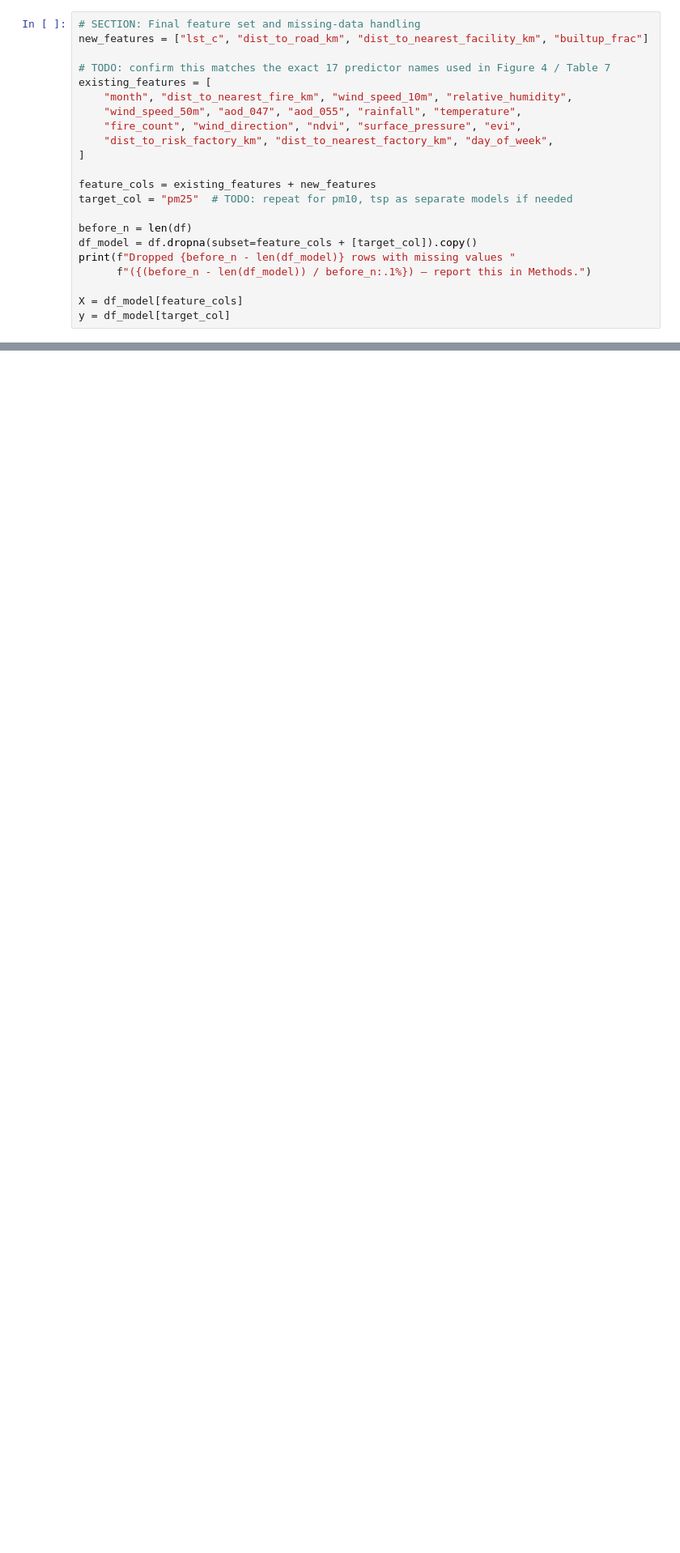
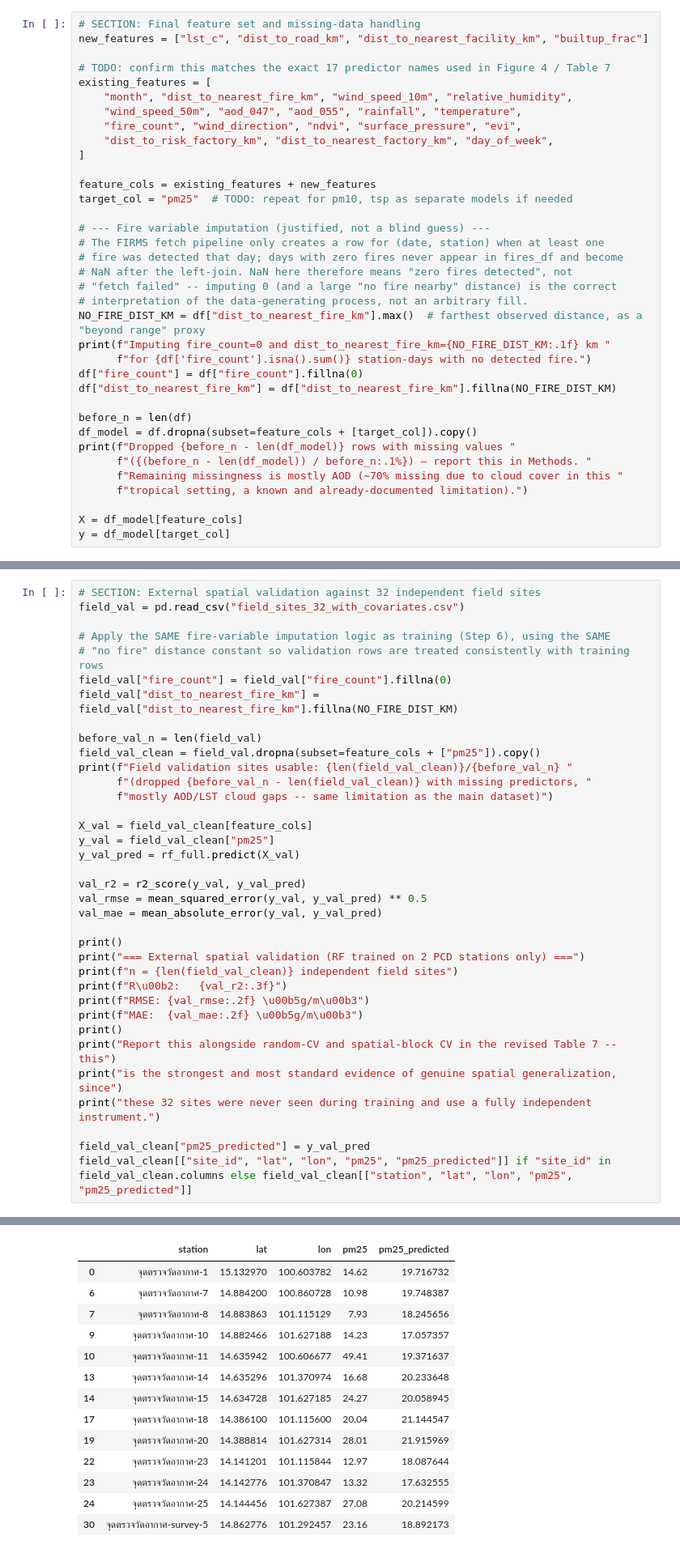
Before and after one commit to songwutsa/ColabProjects-Backup, a Jupyter notebook: Paper2/notebooks/Paper2_RF_v2_Additional_Covariates.ipynb, the cells around one changed output, grey strips where cells are left out. Shown at 81% size. Cells and saved outputs as stored; diff of their text form; blank space fills up the shorter version.

```diff
--- a/Paper2/notebooks/Paper2_RF_v2_Additional_Covariates.ipynb
+++ b/Paper2/notebooks/Paper2_RF_v2_Additional_Covariates.ipynb
@@ -244,10 +342,24 @@ existing_features = [
 feature_cols = existing_features + new_features
 target_col = "pm25"  # TODO: repeat for pm10, tsp as separate models if needed
 
+# --- Fire variable imputation (justified, not a blind guess) ---
+# The FIRMS fetch pipeline only creates a row for (date, station) when at least one
+# fire was detected that day; days with zero fires never appear in fires_df and become
+# NaN after the left-join. NaN here therefore means "zero fires detected", not
+# "fetch failed" -- imputing 0 (and a large "no fire nearby" distance) is the correct
+# interpretation of the data-generating process, not an arbitrary fill.
+NO_FIRE_DIST_KM = df["dist_to_nearest_fire_km"].max()  # farthest observed distance, as a "beyond range" proxy
+print(f"Imputing fire_count=0 and dist_to_nearest_fire_km={NO_FIRE_DIST_KM:.1f} km "
+      f"for {df['fire_count'].isna().sum()} station-days with no detected fire.")
+df["fire_count"] = df["fire_count"].fillna(0)
+df["dist_to_nearest_fire_km"] = df["dist_to_nearest_fire_km"].fillna(NO_FIRE_DIST_KM)
+
 before_n = len(df)
 df_model = df.dropna(subset=feature_cols + [target_col]).copy()
 print(f"Dropped {before_n - len(df_model)} rows with missing values "
-      f"({(before_n - len(df_model)) / before_n:.1%}) — report this in Methods.")
+      f"({(before_n - len(df_model)) / before_n:.1%}) — report this in Methods. "
+      f"Remaining missingness is mostly AOD (~70% missing due to cloud cover in this "
+      f"tropical setting, a known and already-documented limitation).")
 
 X = df_model[feature_cols]
 y = df_model[target_col]
@@ -330,0 +510,37 @@ print(importances.sort_values(ascending=False))
+# %%
+# SECTION: External spatial validation against 32 independent field sites
+field_val = pd.read_csv("field_sites_32_with_covariates.csv")
+
+# Apply the SAME fire-variable imputation logic as training (Step 6), using the SAME
+# "no fire" distance constant so validation rows are treated consistently with training rows
+field_val["fire_count"] = field_val["fire_count"].fillna(0)
+field_val["dist_to_nearest_fire_km"] = field_val["dist_to_nearest_fire_km"].fillna(NO_FIRE_DIST_KM)
+
+before_val_n = len(field_val)
+field_val_clean = field_val.dropna(subset=feature_cols + ["pm25"]).copy()
+print(f"Field validation sites usable: {len(field_val_clean)}/{before_val_n} "
+      f"(dropped {before_val_n - len(field_val_clean)} with missing predictors, "
+      f"mostly AOD/LST cloud gaps -- same limitation as the main dataset)")
+
+X_val = field_val_clean[feature_cols]
+y_val = field_val_clean["pm25"]
+y_val_pred = rf_full.predict(X_val)
+
+val_r2 = r2_score(y_val, y_val_pred)
+val_rmse = mean_squared_error(y_val, y_val_pred) ** 0.5
+val_mae = mean_absolute_error(y_val, y_val_pred)
+
+print()
+print("=== External spatial validation (RF trained on 2 PCD stations only) ===")
+print(f"n = {len(field_val_clean)} independent field sites")
+print(f"R\u00b2:   {val_r2:.3f}")
+print(f"RMSE: {val_rmse:.2f} \u00b5g/m\u00b3")
+print(f"MAE:  {val_mae:.2f} \u00b5g/m\u00b3")
+print()
+print("Report this alongside random-CV and spatial-block CV in the revised Table 7 -- this")
+print("is the strongest and most standard evidence of genuine spatial generalization, since")
+print("these 32 sites were never seen during training and use a fully independent instrument.")
+
+field_val_clean["pm25_predicted"] = y_val_pred
+field_val_clean[["site_id", "lat", "lon", "pm25", "pm25_predicted"]] if "site_id" in field_val_clean.columns else field_val_clean[["station", "lat", "lon", "pm25", "pm25_predicted"]]
+# %% [output]
@@ -331 +558,15 @@ print(importances.sort_values(ascending=False))
+|  | station | lat | lon | pm25 | pm25_predicted |
+| 0 | จุดตรวจวัดอากาศ-1 | 15.132970 | 100.603782 | 14.62 | 19.716732 |
+| 6 | จุดตรวจวัดอากาศ-7 | 14.884200 | 100.860728 | 10.98 | 19.748387 |
+| 7 | จุดตรวจวัดอากาศ-8 | 14.883863 | 101.115129 | 7.93 | 18.245656 |
+| 9 | จุดตรวจวัดอากาศ-10 | 14.882466 | 101.627188 | 14.23 | 17.057357 |
+| 10 | จุดตรวจวัดอากาศ-11 | 14.635942 | 100.606677 | 49.41 | 19.371637 |
+| 13 | จุดตรวจวัดอากาศ-14 | 14.635296 | 101.370974 | 16.68 | 20.233648 |
+| 14 | จุดตรวจวัดอากาศ-15 | 14.634728 | 101.627185 | 24.27 | 20.058945 |
+| 17 | จุดตรวจวัดอากาศ-18 | 14.386100 | 101.115600 | 20.04 | 21.144547 |
+| 19 | จุดตรวจวัดอากาศ-20 | 14.388814 | 101.627314 | 28.01 | 21.915969 |
+| 22 | จุดตรวจวัดอากาศ-23 | 14.141201 | 101.115844 | 12.97 | 18.087644 |
+| 23 | จุดตรวจวัดอากาศ-24 | 14.142776 | 101.370847 | 13.32 | 17.632555 |
+| 24 | จุดตรวจวัดอากาศ-25 | 14.144456 | 101.627387 | 27.08 | 20.214599 |
+| 30 | จุดตรวจวัดอากาศ-survey-5 | 14.862776 | 101.292457 | 23.16 | 18.892173 |
 # %% [markdown]
```
Also changed, not shown: parts of 14 cells of this notebook, 2 other files.
